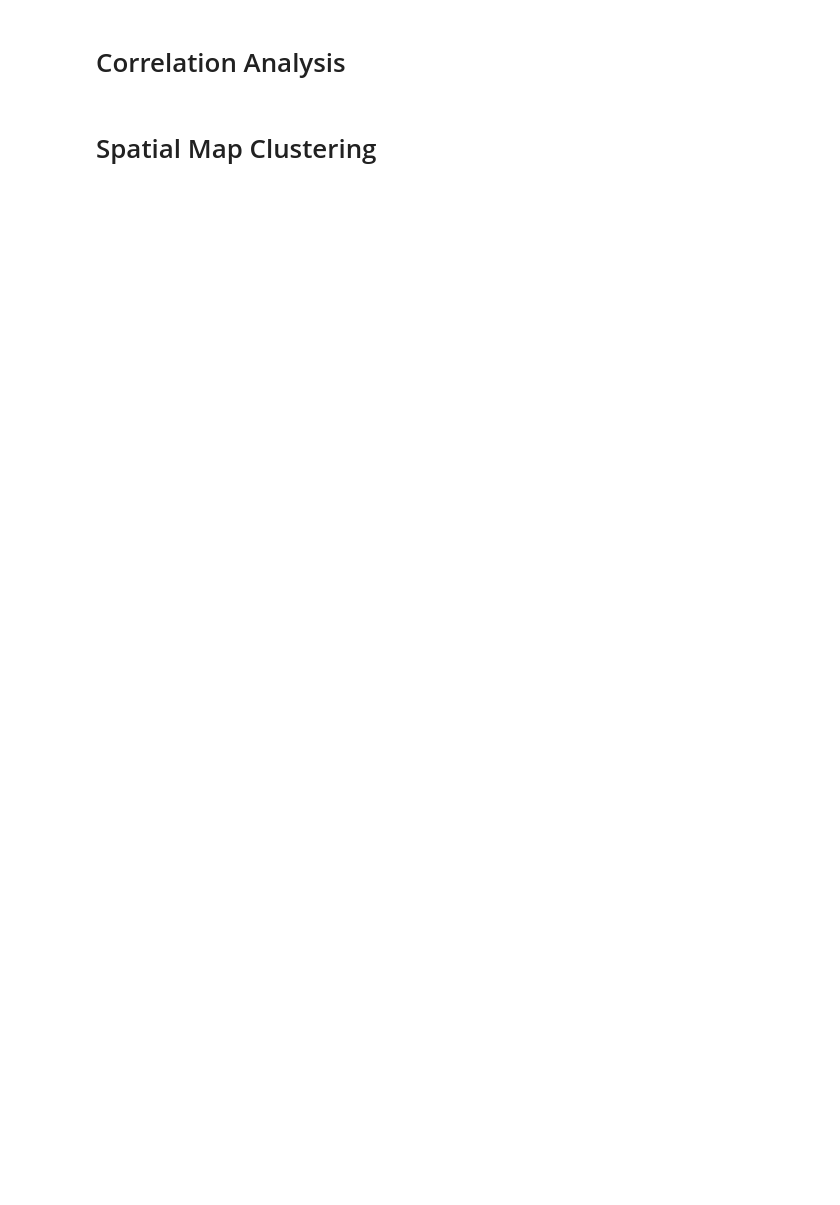
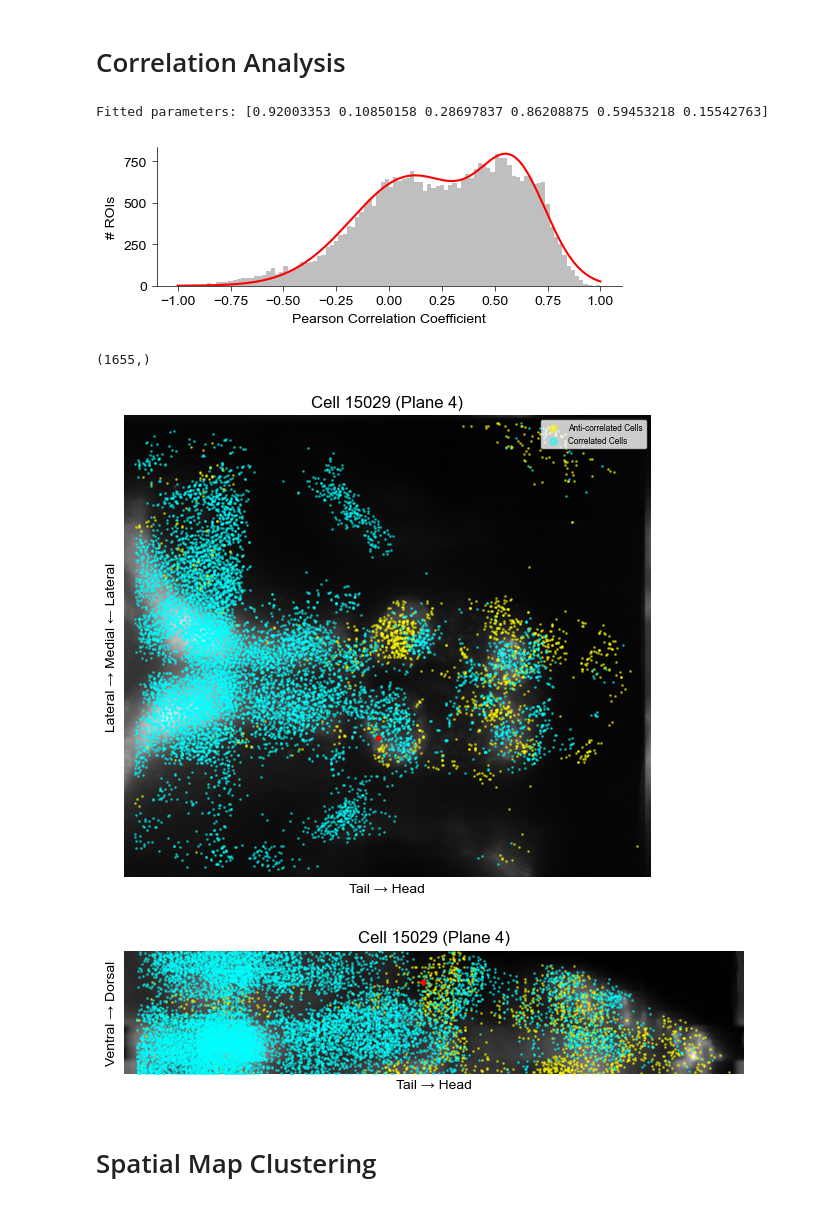
Before and after one commit to YAO-Shuyang/ZFishAnalysis, a Jupyter notebook: figure/Fig5007 - Spatial Preference - Copy.ipynb, the cells around one changed output. Saved outputs shown, nothing was run; the diff lists cells and outputs as text; code cells hidden in the pictures; blank space fills up the shorter version.

```diff
--- a/figure/Fig5007 - Spatial Preference - Copy.ipynb
+++ b/figure/Fig5007 - Spatial Preference - Copy.ipynb
@@ -265,30 +298,97 @@ print(np.max(trace['roi_coord'][:, 0]), np.max(trace['roi_coord'][:, 1]), trace[
 idx = np.where(trace['snr'] >= 0.6)[0]
 corr = np.corrcoef(trace['rate_map_all'][idx, :, 0])
 # %%
-pos = np.where(idx==15120)[0][0]
+cell_id = 15029
+
+pos = np.where(idx==cell_id)[0][0]
 # 15029 and 15120 are anti-correlated
 # 56036 is a great control
 import numpy as np
 from scipy.optimize import curve_fit
 
 def two_gaussians(x, a1, mu1, sigma1, a2, mu2, sigma2):
     g1 = a1 * np.exp(-(x - mu1)**2 / (2 * sigma1**2))
     g2 = a2 * np.exp(-(x - mu2)**2 / (2 * sigma2**2))
     return g1 + g2
 
 p0 = [0.5, 0, 0.5, 0.5, 0.5, 0.5]
 dist = np.histogram(corr[pos, :], bins=100, range=(-1, 1), density=True)[0]
 bins = np.linspace(-1, 1, 101)
 bins = (bins[:-1] + bins[1:]) / 2
 popt, _ = curve_fit(two_gaussians, bins, dist, p0=p0)
 x_fit = np.linspace(-1, 1, 1000)
 y_fit = two_gaussians(x_fit, *popt)
 print("Fitted parameters:", popt)
 
-plt.hist(corr[pos, :], bins=100, range=(-1, 1), density=True)
-plt.plot(x_fit, y_fit, color='red')
+fig = plt.figure(figsize=(6, 1.8))
+ax = Clear_Axes(plt.axes(), close_spines=['top', 'right'], ifxticks=True, ifyticks=True)
+a = ax.hist(corr[pos, :], bins=100, range=(-1, 1), color='gray',alpha=0.5)[0]
+ax.plot(x_fit, y_fit*a.max()/y_fit.max(), color='red')
+ax.set_xlabel('Pearson Correlation Coefficient')
+ax.set_ylabel('# ROIs')
 plt.show()
 print(np.where(corr[pos, :] > 0.75)[0].shape)
+
+# Spatial map
+meanImg = []
+lenX, lenY = trace['lenX'], trace['lenY']
+nx, ny = int(trace['meanImg'].shape[1] / lenX), int(trace['meanImg'].shape[0] / lenY)
+nps = trace['nplanes']
+for i in range(nps):
+    xplane, yplane = i % nx, i // nx
+    meanImg.append(trace['meanImg'][yplane*lenY:(yplane+1)*lenY, xplane*lenX:(xplane+1)*lenX])
+meanImg = np.stack(meanImg, axis=2)
+
+rois = trace['roi_coord'][cell_id, :]
+plt.figure(figsize=(8,6))
+ax = Clear_Axes(plt.axes())
+ax.imshow(meanImg[:,:,rois[2]], cmap='gray', aspect='equal'),
+ax.set_title(f"Cell {cell_id} (Plane {rois[2]})")
+anticorr_cells = np.where(corr[pos, :] < -0.4)[0]
+corr_cells = np.where(corr[pos, :] > 0.5)[0]
+ax.scatter(
+    trace['roi_coord'][idx[anticorr_cells], 0] - (trace['roi_coord'][idx[anticorr_cells], 2] % nx)*lenX,
+    trace['roi_coord'][idx[anticorr_cells], 1] - (trace['roi_coord'][idx[anticorr_cells], 2] // nx)*lenY,
+    color='yellow', s=1, edgecolor=None, label='Anti-correlated Cells', alpha=0.5
+)
+ax.scatter(
+    trace['roi_coord'][idx[corr_cells], 0] - (trace['roi_coord'][idx[corr_cells], 2] % nx)*lenX,
+    trace['roi_coord'][idx[corr_cells], 1] - (trace['roi_coord'][idx[corr_cells], 2] // nx)*lenY,
+    color='cyan', s=1, edgecolor=None, label='Correlated Cells',alpha=0.5
+)
+xplane, yplane = rois[2] % nx, rois[2] // nx
+ax.scatter(rois[0]-xplane*lenX, rois[1]-yplane*lenY, color='red', s=10, edgecolor=None)
+ax.legend(loc='upper right', markerscale=5, fontsize=6)
+ax.set_xlabel('Tail → Head')
+ax.set_ylabel('Lateral → Medial ← Lateral')
+plt.show()
+
+plt.figure(figsize=(8, 1.6))
+ax = Clear_Axes(plt.axes())
+ax.imshow(meanImg[rois[0]].T, cmap='gray', aspect='auto'),
+ax.set_title(f"Cell {cell_id} (Plane {rois[2]})")
+anticorr_cells = np.where(corr[pos, :] < -0.4)[0]
+corr_cells = np.where(corr[pos, :] > 0.5)[0]
+ax.scatter(
+    trace['roi_coord'][idx[anticorr_cells], 0] - (trace['roi_coord'][idx[anticorr_cells], 2] % nx)*lenX,
+    trace['roi_coord'][idx[anticorr_cells], 2] + np.random.rand(len(anticorr_cells)) - 0.5,
+    color='yellow', s=1, edgecolor=None, label='Anti-correlated Cells', alpha=0.5
+)
+ax.scatter(
+    trace['roi_coord'][idx[corr_cells], 0] - (trace['roi_coord'][idx[corr_cells], 2] % nx)*lenX,
+    trace['roi_coord'][idx[corr_cells], 2] + np.random.rand(len(corr_cells)) - 0.5,
+    color='cyan', s=1, edgecolor=None, label='Correlated Cells',alpha=0.5
+)
+ax.scatter(rois[0]-xplane*lenX, rois[2], color='red', s=10, edgecolor=None)
+ax.set_xlabel('Tail → Head')
+ax.set_ylabel('Ventral → Dorsal')
+plt.show()
+# %% [output]
+Fitted parameters: [0.92003353 0.10850158 0.28697837 0.86208875 0.59453218 0.15542763]
+[figure, added]
+(1655,)
+[figure, added]
+[figure, added]
 # %% [markdown]
 # Spatial Map Clustering
 # %%
```
Also changed, not shown: parts of 24 cells of this notebook, 5 other files.
